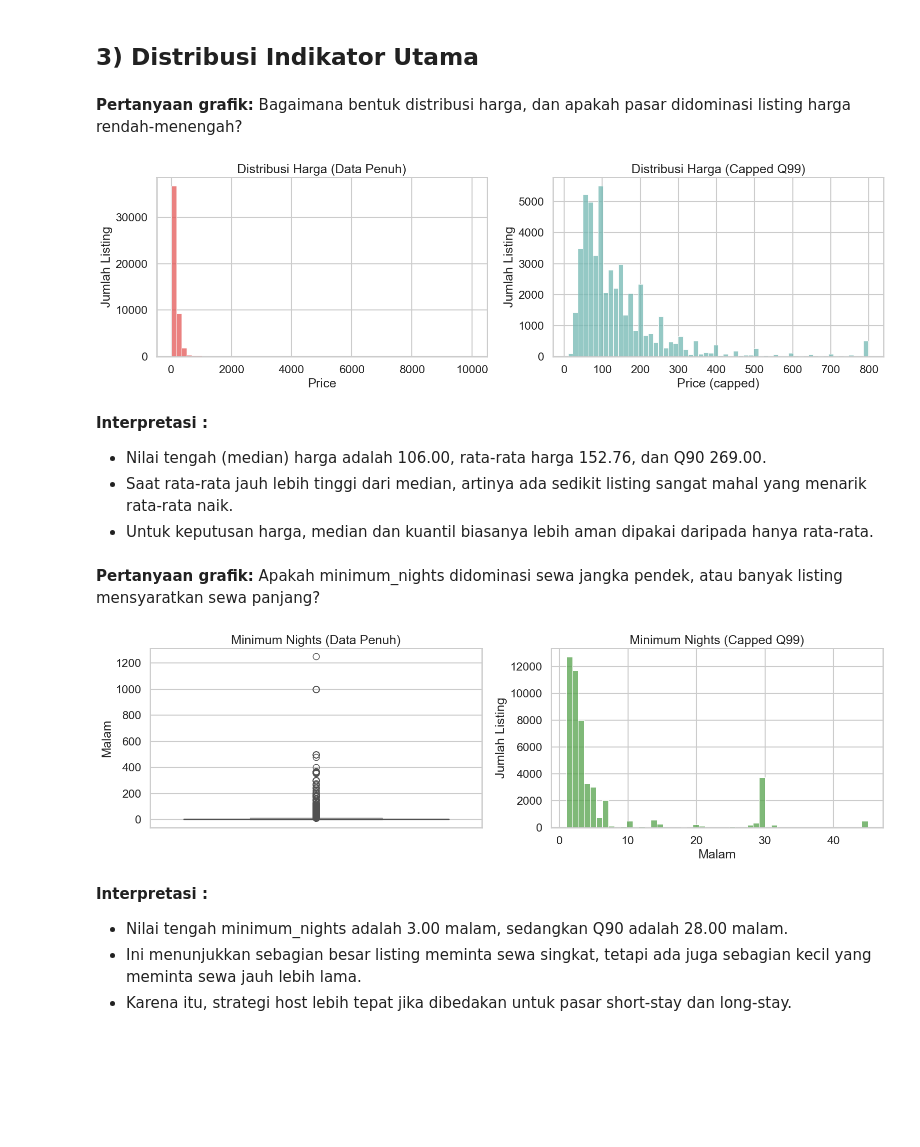
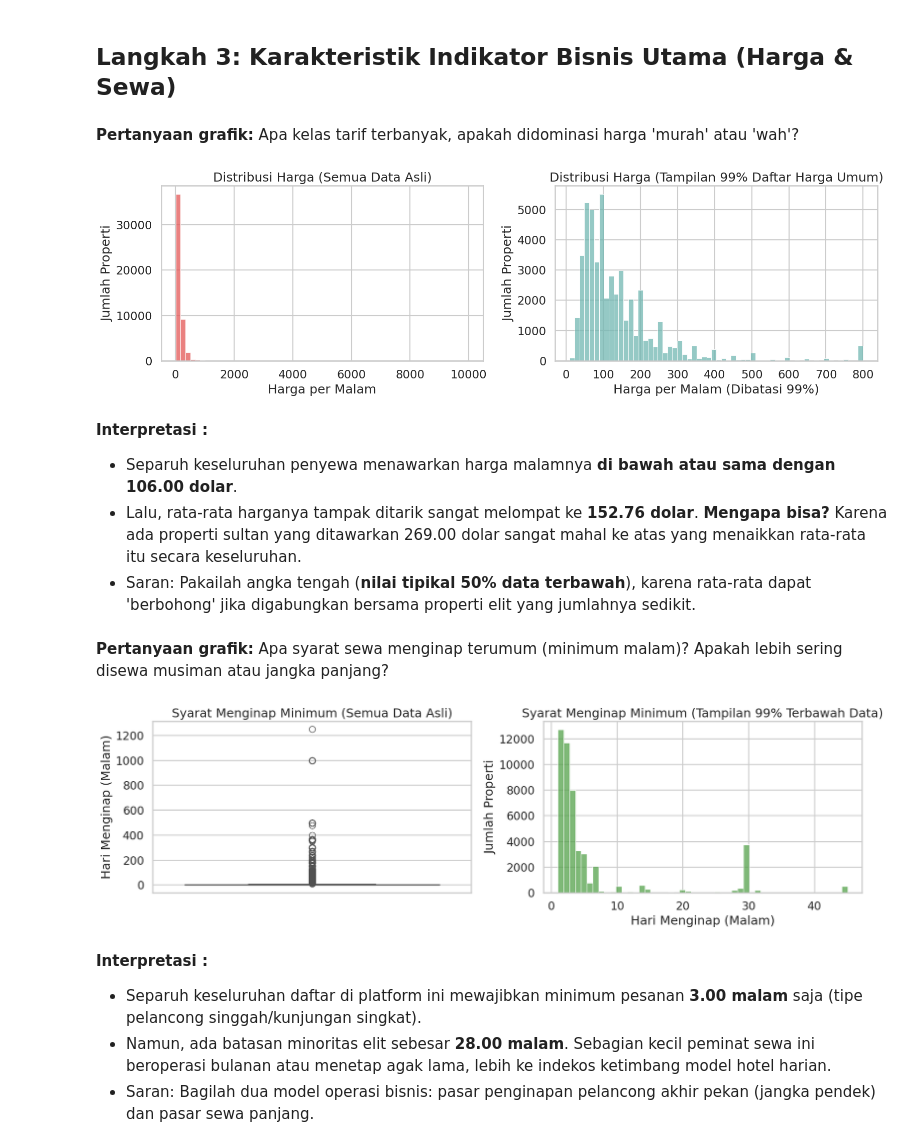
Before and after one commit to erlanggadewasakti/Analitik-Big-Data-Lanjut, a Jupyter notebook: eda.ipynb, the cells around one changed output. Drawn from its saved outputs; the diff is of its cells as text; code cells hidden in the pictures; blank space fills up the shorter version.

```diff
--- a/eda.ipynb
+++ b/eda.ipynb
@@ -325,5 +341,5 @@ explain_plot(
 # %%
-section("3) Distribusi Indikator Utama")
+section("Langkah 3: Karakteristik Indikator Bisnis Utama (Harga & Sewa)")
 
 # Versi data untuk visual yang sensitif outlier
 price_hi = df["price"].quantile(0.99)
@@ -333,17 +349,17 @@ df_vis = df.copy()
 df_vis["price_capped"] = df_vis["price"].clip(upper=price_hi)
 df_vis["minimum_nights_capped"] = df_vis["minimum_nights"].clip(upper=min_nights_hi)
 
-ask_plot("Bagaimana bentuk distribusi harga, dan apakah pasar didominasi listing harga rendah-menengah?")
+ask_plot("Apa kelas tarif terbanyak, apakah didominasi harga 'murah' atau 'wah'?")
 fig, ax = plt.subplots(1, 2, figsize=(16, 5))
 sns.histplot(df["price"], bins=60, ax=ax[0], color="#E45756")
-ax[0].set_title("Distribusi Harga (Data Penuh)")
-ax[0].set_xlabel("Price")
-ax[0].set_ylabel("Jumlah Listing")
+ax[0].set_title("Distribusi Harga (Semua Data Asli)")
+ax[0].set_xlabel("Harga per Malam")
+ax[0].set_ylabel("Jumlah Properti")
 
 sns.histplot(df_vis["price_capped"], bins=60, ax=ax[1], color="#72B7B2")
-ax[1].set_title("Distribusi Harga (Capped Q99)")
-ax[1].set_xlabel("Price (capped)")
-ax[1].set_ylabel("Jumlah Listing")
+ax[1].set_title("Distribusi Harga (Tampilan 99% Daftar Harga Umum)")
+ax[1].set_xlabel("Harga per Malam (Dibatasi 99%)")
+ax[1].set_ylabel("Jumlah Properti")
 
 plt.tight_layout()
 plt.show()
@@ -354,49 +370,49 @@ q90_price = df["price"].quantile(0.90)
 
 explain_plot(
     [
-        f"Nilai tengah (median) harga adalah {fmt_num(median_price)}, rata-rata harga {fmt_num(mean_price)}, dan Q90 {fmt_num(q90_price)}.",
-        "Saat rata-rata jauh lebih tinggi dari median, artinya ada sedikit listing sangat mahal yang menarik rata-rata naik.",
-        "Untuk keputusan harga, median dan kuantil biasanya lebih aman dipakai daripada hanya rata-rata.",
+        f"Separuh keseluruhan penyewa menawarkan harga malamnya **di bawah atau sama dengan {fmt_num(median_price)} dolar**.",
+        f"Lalu, rata-rata harganya tampak ditarik sangat melompat ke **{fmt_num(mean_price)} dolar**. **Mengapa bisa?** Karena ada properti sultan yang ditawarkan {fmt_num(q90_price)} dolar sangat mahal ke atas yang menaikkan rata-rata itu secara keseluruhan.",
+        "Saran: Pakailah angka tengah (**nilai tipikal 50% data terbawah**), karena rata-rata dapat 'berbohong' jika digabungkan bersama properti elit yang jumlahnya sedikit.",
     ]
 )
 # %% [output]
-## 3) Distribusi Indikator Utama
+## Langkah 3: Karakteristik Indikator Bisnis Utama (Harga & Sewa)
-**Pertanyaan grafik:** Bagaimana bentuk distribusi harga, dan apakah pasar didominasi listing harga rendah-menengah?
+**Pertanyaan grafik:** Apa kelas tarif terbanyak, apakah didominasi harga 'murah' atau 'wah'?
-[figure, old version]
+[figure, new version]
 **Interpretasi :**
-- Nilai tengah (median) harga adalah 106.00, rata-rata harga 152.76, dan Q90 269.00.
-- Saat rata-rata jauh lebih tinggi dari median, artinya ada sedikit listing sangat mahal yang menarik rata-rata naik.
-- Untuk keputusan harga, median dan kuantil biasanya lebih aman dipakai daripada hanya rata-rata.
+- Separuh keseluruhan penyewa menawarkan harga malamnya **di bawah atau sama dengan 106.00 dolar**.
+- Lalu, rata-rata harganya tampak ditarik sangat melompat ke **152.76 dolar**. **Mengapa bisa?** Karena ada properti sultan yang ditawarkan 269.00 dolar sangat mahal ke atas yang menaikkan rata-rata itu secara keseluruhan.
+- Saran: Pakailah angka tengah (**nilai tipikal 50% data terbawah**), karena rata-rata dapat 'berbohong' jika digabungkan bersama properti elit yang jumlahnya sedikit.
 # %%
-ask_plot("Apakah minimum_nights didominasi sewa jangka pendek, atau banyak listing mensyaratkan sewa panjang?")
+ask_plot("Apa syarat sewa menginap terumum (minimum malam)? Apakah lebih sering disewa musiman atau jangka panjang?")
 fig, ax = plt.subplots(1, 2, figsize=(16, 5))
 sns.boxplot(y=df["minimum_nights"], ax=ax[0], color="#F58518")
-ax[0].set_title("Minimum Nights (Data Penuh)")
-ax[0].set_ylabel("Malam")
+ax[0].set_title("Syarat Menginap Minimum (Semua Data Asli)")
+ax[0].set_ylabel("Hari Menginap (Malam)")
 
 sns.histplot(df_vis["minimum_nights_capped"], bins=50, ax=ax[1], color="#54A24B")
-ax[1].set_title("Minimum Nights (Capped Q99)")
-ax[1].set_xlabel("Malam")
-ax[1].set_ylabel("Jumlah Listing")
+ax[1].set_title("Syarat Menginap Minimum (Tampilan 99% Terbawah Data)")
+ax[1].set_xlabel("Hari Menginap (Malam)")
+ax[1].set_ylabel("Jumlah Properti")
 
 plt.tight_layout()
 plt.show()
 
 median_min_nights = df["minimum_nights"].median()
 q90_min_nights = df["minimum_nights"].quantile(0.90)
 
 explain_plot(
     [
-        f"Nilai tengah minimum_nights adalah {fmt_num(median_min_nights)} malam, sedangkan Q90 adalah {fmt_num(q90_min_nights)} malam.",
-        "Ini menunjukkan sebagian besar listing meminta sewa singkat, tetapi ada juga sebagian kecil yang meminta sewa jauh lebih lama.",
-        "Karena itu, strategi host lebih tepat jika dibedakan untuk pasar short-stay dan long-stay.",
+        f"Separuh keseluruhan daftar di platform ini mewajibkan minimum pesanan **{fmt_num(median_min_nights)} malam** saja (tipe pelancong singgah/kunjungan singkat).",
+        f"Namun, ada batasan minoritas elit sebesar **{fmt_num(q90_min_nights)} malam**. Sebagian kecil peminat sewa ini beroperasi bulanan atau menetap agak lama, lebih ke indekos ketimbang model hotel harian.",
+        "Saran: Bagilah dua model operasi bisnis: pasar penginapan pelancong akhir pekan (jangka pendek) dan pasar sewa panjang.",
     ]
 )
 # %% [output]
-**Pertanyaan grafik:** Apakah minimum_nights didominasi sewa jangka pendek, atau banyak listing mensyaratkan sewa panjang?
+**Pertanyaan grafik:** Apa syarat sewa menginap terumum (minimum malam)? Apakah lebih sering disewa musiman atau jangka panjang?
-[figure, old version]
+[figure, new version]
 **Interpretasi :**
-- Nilai tengah minimum_nights adalah 3.00 malam, sedangkan Q90 adalah 28.00 malam.
-- Ini menunjukkan sebagian besar listing meminta sewa singkat, tetapi ada juga sebagian kecil yang meminta sewa jauh lebih lama.
-- Karena itu, strategi host lebih tepat jika dibedakan untuk pasar short-stay dan long-stay.
+- Separuh keseluruhan daftar di platform ini mewajibkan minimum pesanan **3.00 malam** saja (tipe pelancong singgah/kunjungan singkat).
+- Namun, ada batasan minoritas elit sebesar **28.00 malam**. Sebagian kecil peminat sewa ini beroperasi bulanan atau menetap agak lama, lebih ke indekos ketimbang model hotel harian.
+- Saran: Bagilah dua model operasi bisnis: pasar penginapan pelancong akhir pekan (jangka pendek) dan pasar sewa panjang.
 # %%
```
Also changed, not shown: parts of 13 cells of this notebook.
